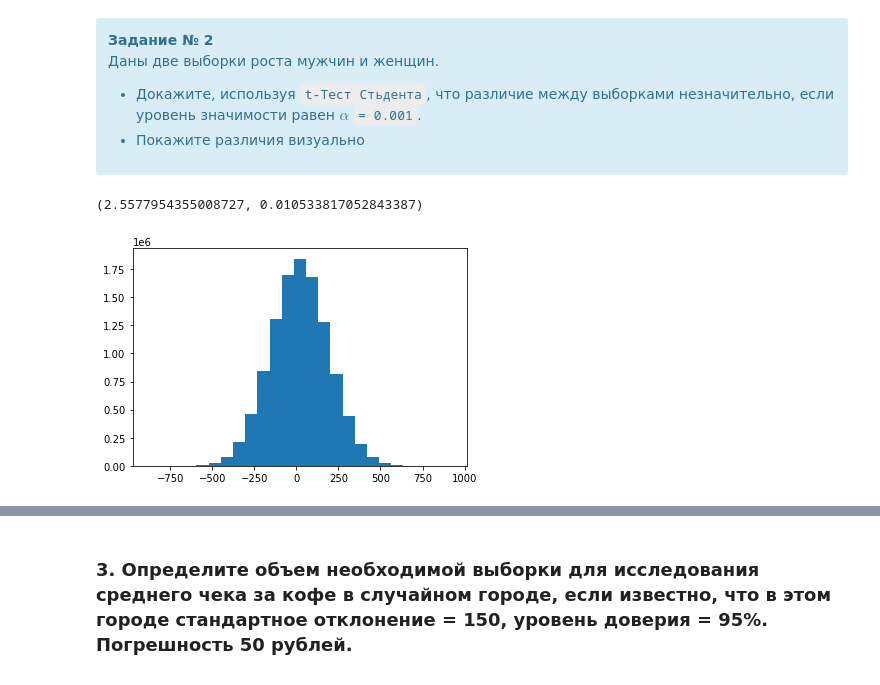
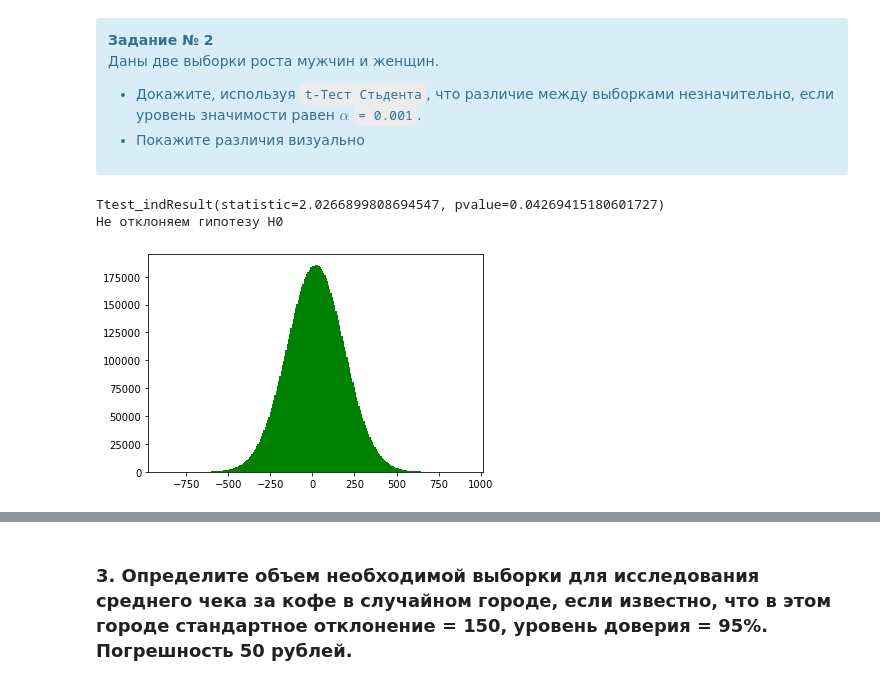
Before and after one commit to Gralex78/Home-Work-PYDA-20, a Jupyter notebook: 19_Confidential_intervals/HW_#19.ipynb, the cells around one changed output, grey strips where cells are left out. Drawn from its saved outputs; the diff is of its cells as text; code cells hidden in the pictures.

```diff
--- a/19_Confidential_intervals/HW_#19.ipynb
+++ b/19_Confidential_intervals/HW_#19.ipynb
@@ -645,19 +653,23 @@ print('Длина полученного доверительного интер
 - Покажите различия визуально
 </div>
 # %%
-import scipy.stats as stats
-
-population_men  = stats.norm.rvs(loc=19, scale=171, size=11000000)  # Выборка мужчин со средним ростом 171
+population_men = stats.norm.rvs(loc=19, scale=171, size=11000000)  # Выборка мужчин со средним ростом 171
 population_women = stats.norm.rvs(loc=16, scale=165, size=12000)  # Выборка женщин со средним ростом 165
 
 ### Ваш код...
+alpha = 0.001 # Уровень значимости
+result = stats.ttest_ind(population_men, population_women)
+print(result)
+
+if result.pvalue < alpha:
+    print('Отклоняем гипотезу Н0')
+else:
+    print('Не отклоняем гипотезу Н0')
+# %% [output]
+Ttest_indResult(statistic=2.0266899808694547, pvalue=0.04269415180601727)
+Не отклоняем гипотезу Н0
-# %%
-t, p = stats.ttest_ind(population_men, population_women)
-t, p
-# %% [output]
-(2.5577954355008727, 0.010533817052843387)
 # %%
-plt.hist(population_men, bins=25); #Выборка a
-plt.hist(population_women, bins=25);  #Выборка b
+plt.hist(population_men, color='green', bins=250); #Выборка a
+plt.hist(population_women, color='red', bins=250);  #Выборка b
 # %% [output]
-[figure, old version]
+[figure, new version]
```
Also changed, not shown: parts of 18 cells of this notebook.
